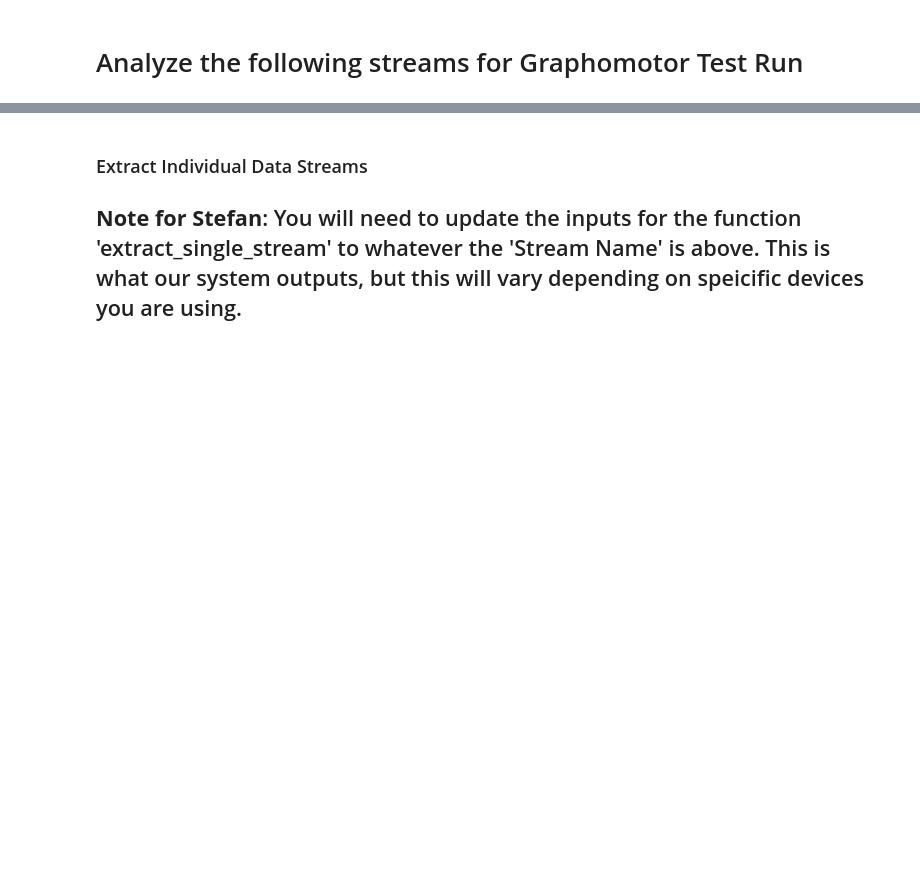
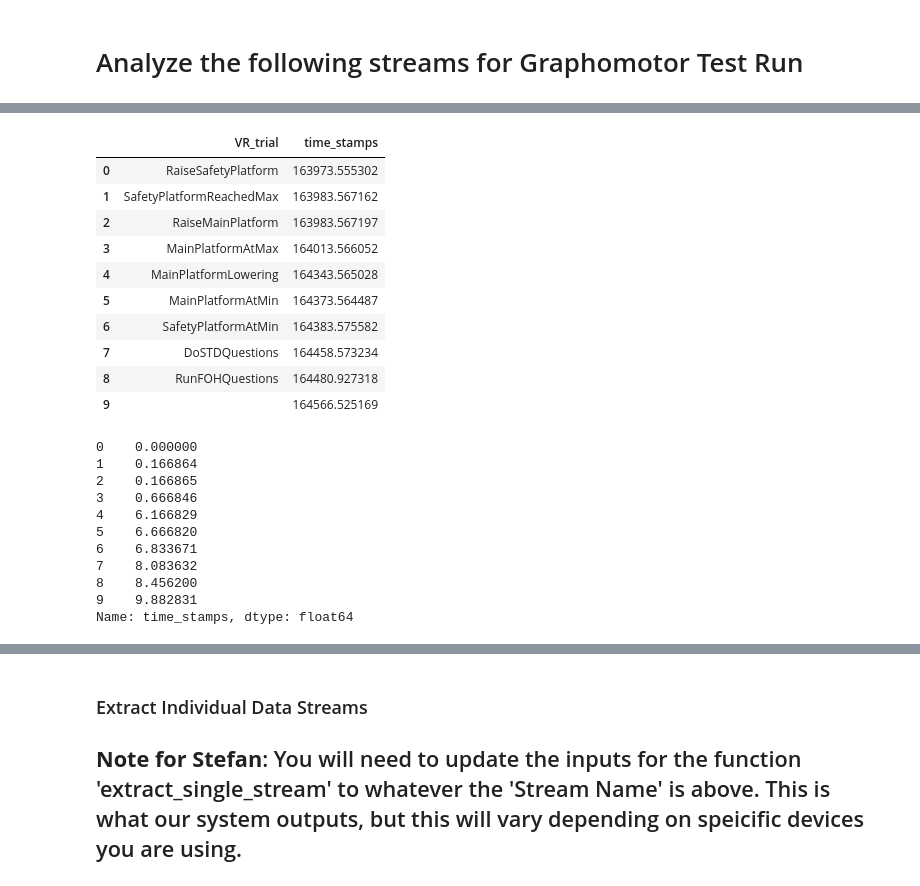
Before and after one commit to stefandup/vrlab-toolbox, a Jupyter notebook: for_mooi_xdf_processing.ipynb, the cells around one changed output, grey strips where cells are left out. Saved outputs shown, nothing was run; the diff lists cells and outputs as text; code cells hidden in the pictures; blank space fills up the shorter version.

```diff
--- a/for_mooi_xdf_processing.ipynb
+++ b/for_mooi_xdf_processing.ipynb
@@ -110,0 +227,26 @@ Dictionary Keys: dict_keys(['info', 'footer', 'time_series', 'time_stamps', 'clo
+# %%
+display(mobi_markers_df)
+print((mobi_markers_df["time_stamps"]-mobi_markers_df["time_stamps"][0])/60)
+# %% [output]
+|  | VR_trial | time_stamps |
+| 0 | RaiseSafetyPlatform | 163973.555302 |
+| 1 | SafetyPlatformReachedMax | 163983.567162 |
+| 2 | RaiseMainPlatform | 163983.567197 |
+| 3 | MainPlatformAtMax | 164013.566052 |
+| 4 | MainPlatformLowering | 164343.565028 |
+| 5 | MainPlatformAtMin | 164373.564487 |
+| 6 | SafetyPlatformAtMin | 164383.575582 |
+| 7 | DoSTDQuestions | 164458.573234 |
+| 8 | RunFOHQuestions | 164480.927318 |
+| 9 |  | 164566.525169 |
+0    0.000000
+1    0.166864
+2    0.166865
+3    0.666846
+4    6.166829
+5    6.666820
+6    6.833671
+7    8.083632
+8    8.456200
+9    9.882831
+Name: time_stamps, dtype: float64
```
Also changed, not shown: parts of 8 cells of this notebook, 3 other files.
